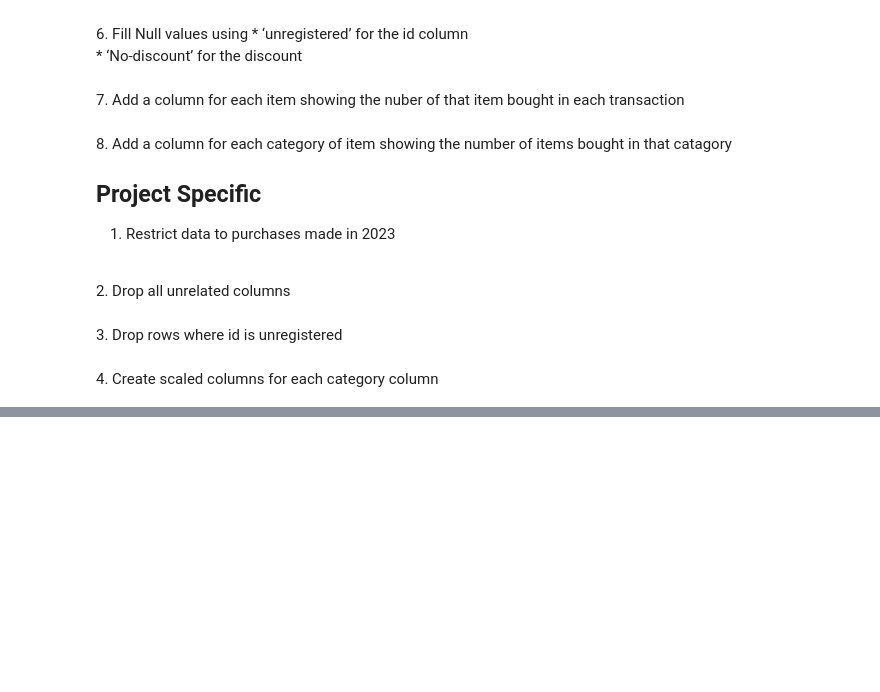
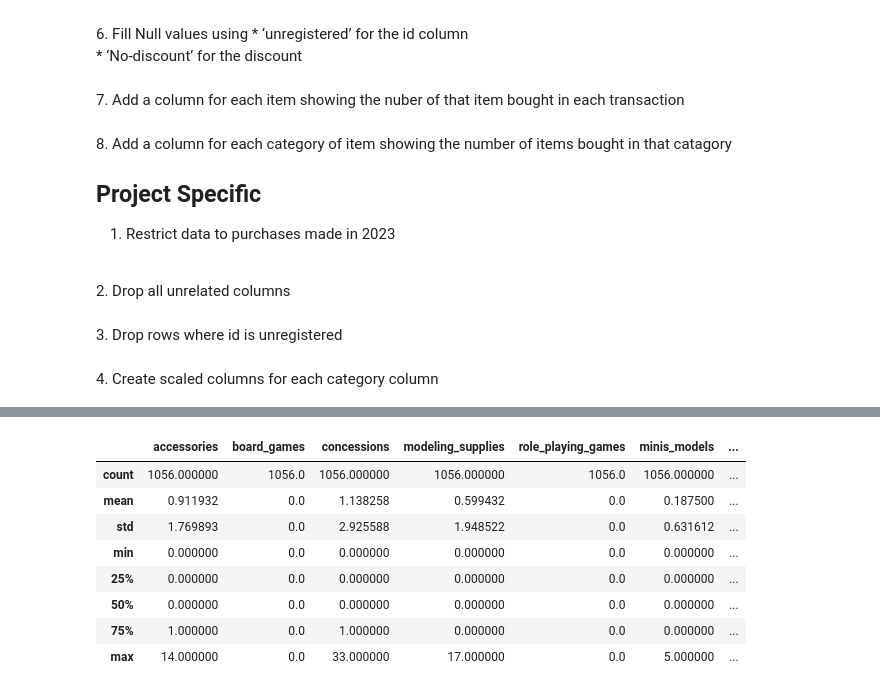
Before and after one commit to Johndsalas/customer_interest_analysis, a Jupyter notebook: customer_profiles.ipynb, the cells around one changed output, grey strips where cells are left out. Drawn from its saved outputs; the diff is of its cells as text; code cells hidden in the pictures; blank space fills up the shorter version.

```diff
--- a/customer_profiles.ipynb
+++ b/customer_profiles.ipynb
@@ -148,0 +145,12 @@ The final transformation of the data will contain columns showing the average nu
+# %%
+df[df.cluster == 0].describe()
+# %% [output]
+|  | accessories | board_games | concessions | modeling_supplies | role_playing_games | minis_models | ... |
+| count | 1056.000000 | 1056.0 | 1056.000000 | 1056.000000 | 1056.0 | 1056.000000 | ... |
+| mean | 0.911932 | 0.0 | 1.138258 | 0.599432 | 0.0 | 0.187500 | ... |
+| std | 1.769893 | 0.0 | 2.925588 | 1.948522 | 0.0 | 0.631612 | ... |
+| min | 0.000000 | 0.0 | 0.000000 | 0.000000 | 0.0 | 0.000000 | ... |
+| 25% | 0.000000 | 0.0 | 0.000000 | 0.000000 | 0.0 | 0.000000 | ... |
+| 50% | 0.000000 | 0.0 | 0.000000 | 0.000000 | 0.0 | 0.000000 | ... |
+| 75% | 1.000000 | 0.0 | 1.000000 | 0.000000 | 0.0 | 0.000000 | ... |
+| max | 14.000000 | 0.0 | 33.000000 | 17.000000 | 0.0 | 5.000000 | ... |
```
Also changed, not shown: parts of 22 cells of this notebook, 3 other files.
